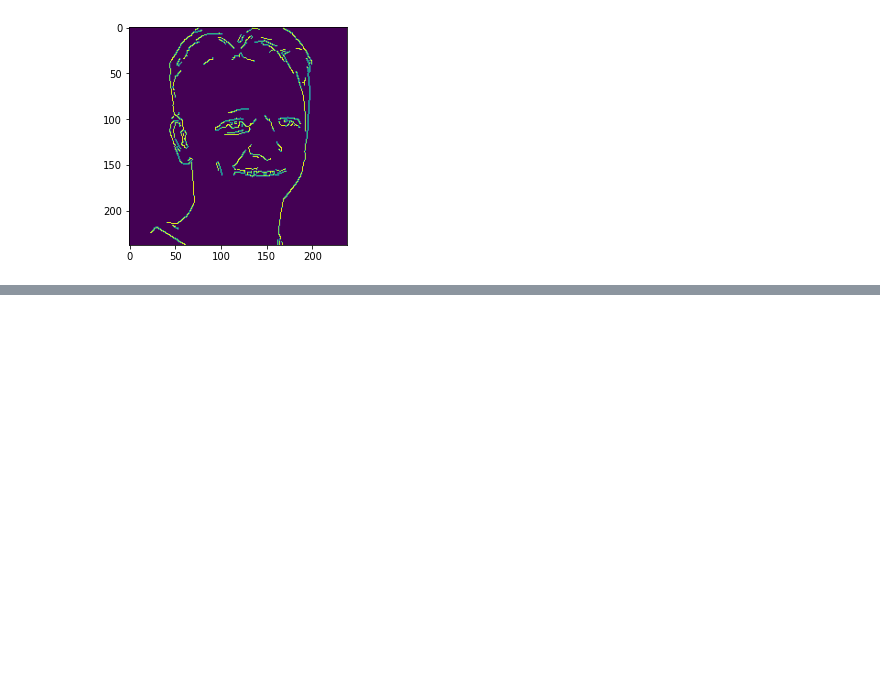
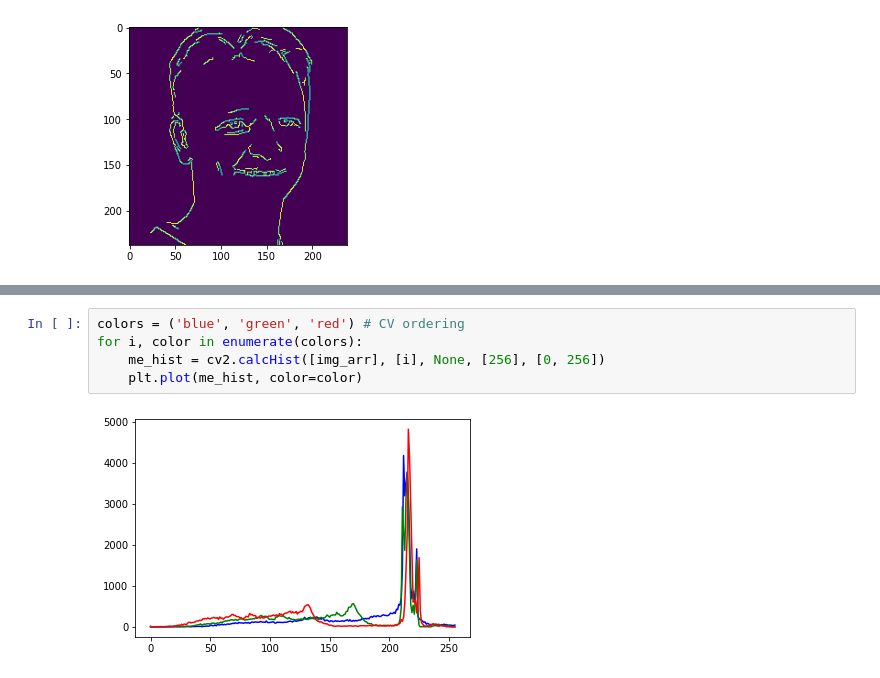
Before and after one commit to damiansp/cpu_vis, a Jupyter notebook: mastering_with_tf/s1_intro_cpuvis_and_nns/01_edge_detect_with_hashing_filtering.py.ipynb, the cells around one changed output, grey strips where cells are left out. Drawn from its saved outputs; the diff is of its cells as text; blank space fills up the shorter version.

```diff
--- a/mastering_with_tf/s1_intro_cpuvis_and_nns/01_edge_detect_with_hashing_filtering.py.ipynb
+++ b/mastering_with_tf/s1_intro_cpuvis_and_nns/01_edge_detect_with_hashing_filtering.py.ipynb
@@ -122,0 +135,7 @@ plt.imshow(canny);
+# %%
+colors = ('blue', 'green', 'red') # CV ordering
+for i, color in enumerate(colors):
+    me_hist = cv2.calcHist([img_arr], [i], None, [256], [0, 256])
+    plt.plot(me_hist, color=color)
+# %% [output]
+[figure, added]
```
Also changed, not shown: parts of 3 cells of this notebook.
